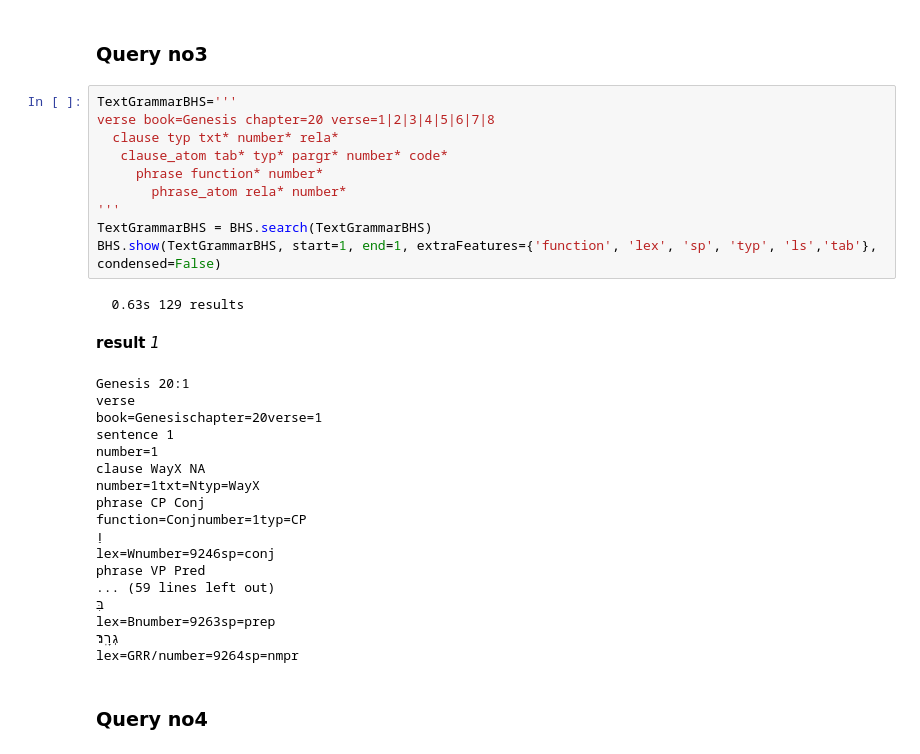
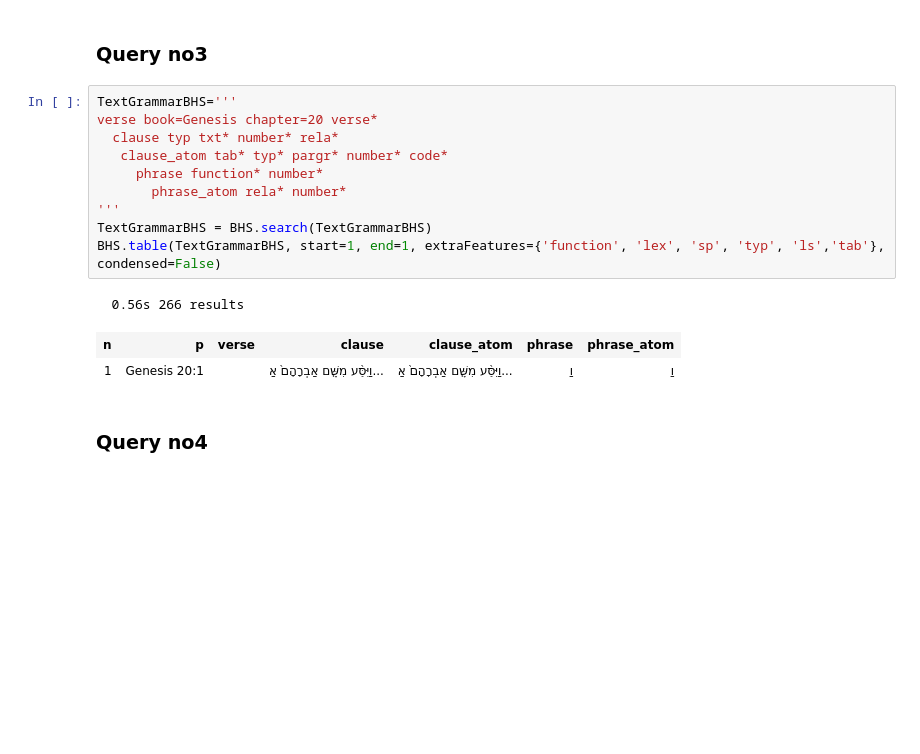
Before and after one commit to oliverglanz/Text-Fabric, a Jupyter notebook: TF-workshop/TF-Workshop_010_TextGrammarDisplayCreation.ipynb, the cells around one changed output. Cells and saved outputs as stored; diff of their text form; blank space fills up the shorter version.

```diff
--- a/TF-workshop/TF-Workshop_010_TextGrammarDisplayCreation.ipynb
+++ b/TF-workshop/TF-Workshop_010_TextGrammarDisplayCreation.ipynb
@@ -182,34 +150,18 @@ lex=Z>Tnumber=554sp=prde
 ### Query no3
 # %%
 TextGrammarBHS='''
-verse book=Genesis chapter=20 verse=1|2|3|4|5|6|7|8
+verse book=Genesis chapter=20 verse*
   clause typ txt* number* rela*
    clause_atom tab* typ* pargr* number* code*
      phrase function* number*
        phrase_atom rela* number*
 '''
 TextGrammarBHS = BHS.search(TextGrammarBHS)
-BHS.show(TextGrammarBHS, start=1, end=1, extraFeatures={'function', 'lex', 'sp', 'typ', 'ls','tab'}, condensed=False)
+BHS.table(TextGrammarBHS, start=1, end=1, extraFeatures={'function', 'lex', 'sp', 'typ', 'ls','tab'}, condensed=False)
 # %% [output]
-  0.63s 129 results
+  0.56s 266 results
-result 1
-Genesis 20:1
-verse
-book=Genesischapter=20verse=1
-sentence 1
-number=1
-clause WayX NA
-number=1txt=Ntyp=WayX
-phrase CP Conj
-function=Conjnumber=1typ=CP
-וַ
-lex=Wnumber=9246sp=conj
-phrase VP Pred
-... (59 lines left out)
-בִּ
-lex=Bnumber=9263sp=prep
-גְרָֽר׃
-lex=GRR/number=9264sp=nmpr
+| n | p | verse | clause | clause_atom | phrase | phrase_atom |
+| 1 | Genesis 20:1 |  | וַיִּסַּ֨ע מִשָּׁ֤ם אַבְרָהָם֙ אַ... | וַיִּסַּ֨ע מִשָּׁ֤ם אַבְרָהָם֙ אַ... | וַ | וַ |
 # %% [markdown]
 ### Query no4
 # %%
```
Also changed, not shown: parts of 58 cells of this notebook.
